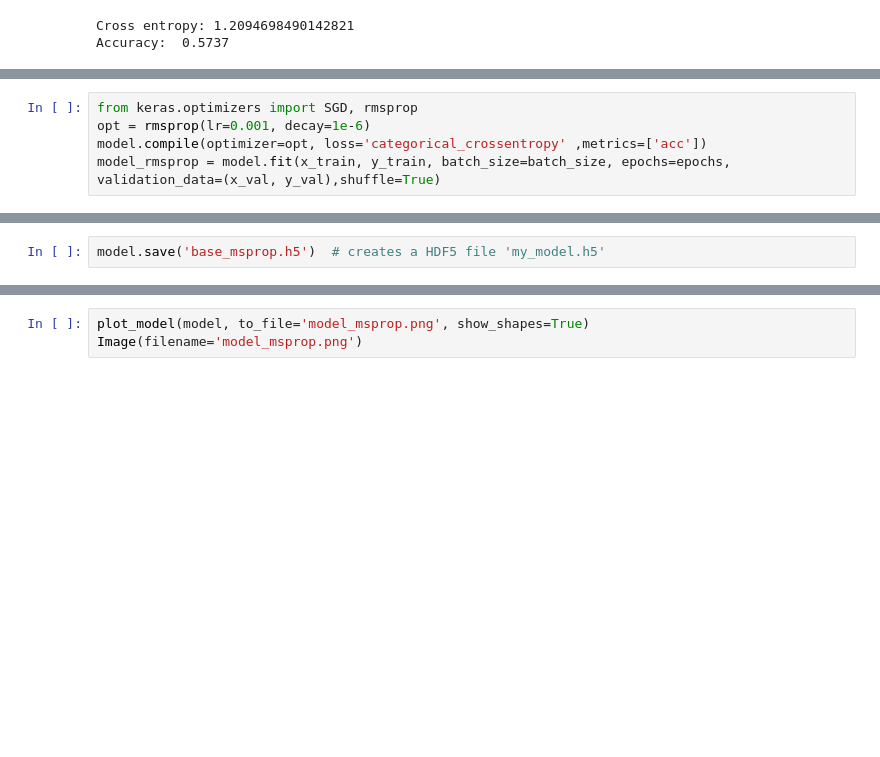
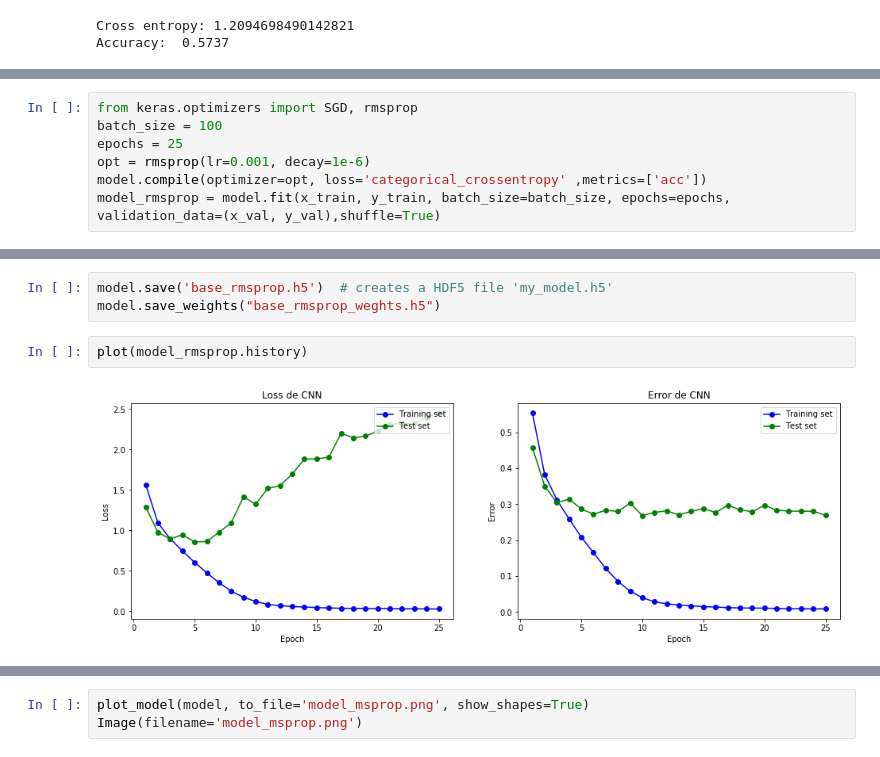
Before and after one commit to MrSutra/NeuralNetworks-1, a Jupyter notebook: Pregunta 3.ipynb, the cells around one changed output, grey strips where cells are left out. Cells and saved outputs as stored; diff of their text form; blank space fills up the shorter version.

```diff
--- a/Pregunta 3.ipynb
+++ b/Pregunta 3.ipynb
@@ -271,5 +299,7 @@ e) Entrene la CNN definida en c) utilizando RMSProp durante 25 epochs. Elija la
 # %%
 from keras.optimizers import SGD, rmsprop
+batch_size = 100
+epochs = 25
 opt = rmsprop(lr=0.001, decay=1e-6)
 model.compile(optimizer=opt, loss='categorical_crossentropy' ,metrics=['acc'])
 model_rmsprop = model.fit(x_train, y_train, batch_size=batch_size, epochs=epochs, validation_data=(x_val, y_val),shuffle=True)
@@ -294,2 +324,7 @@ Epoch 25/25
 # %%
-model.save('base_msprop.h5')  # creates a HDF5 file 'my_model.h5'
+model.save('base_rmsprop.h5')  # creates a HDF5 file 'my_model.h5'
+model.save_weights("base_rmsprop_weghts.h5")
+# %%
+plot(model_rmsprop.history)
+# %% [output]
+[figure, added]
```
Also changed, not shown: parts of 24 cells of this notebook, 3 other files.
